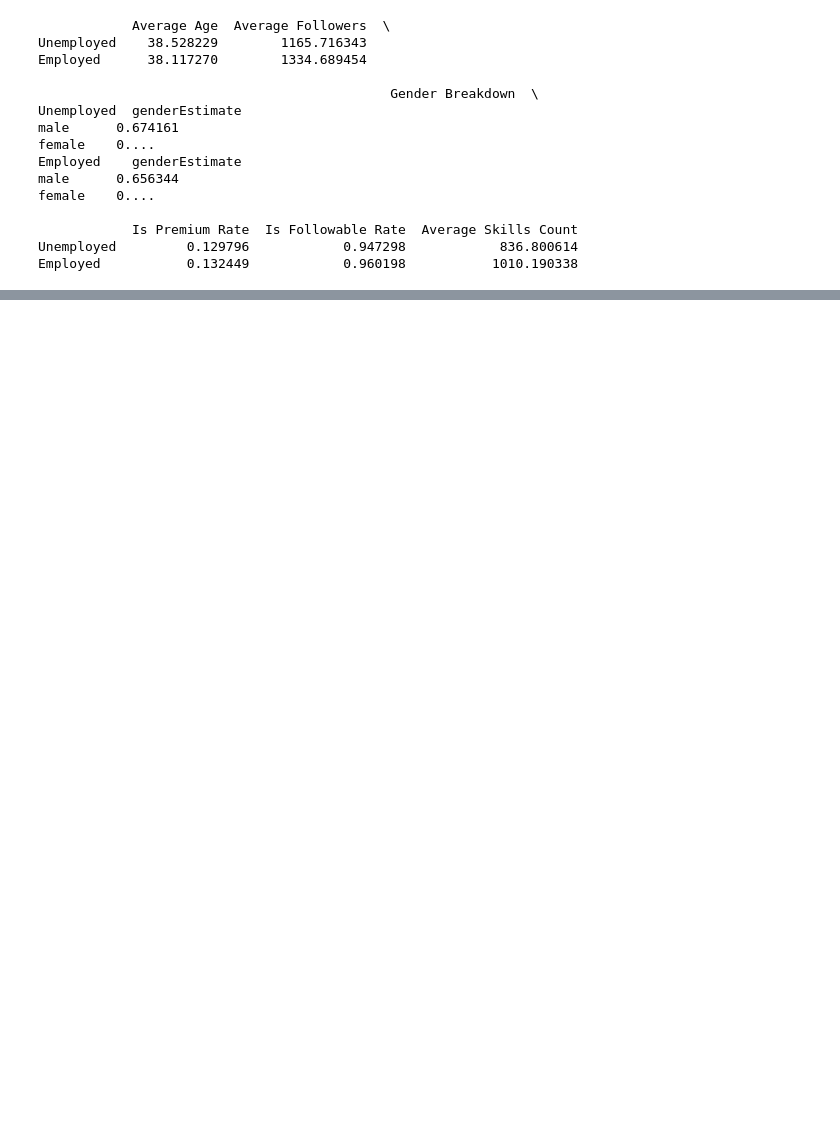
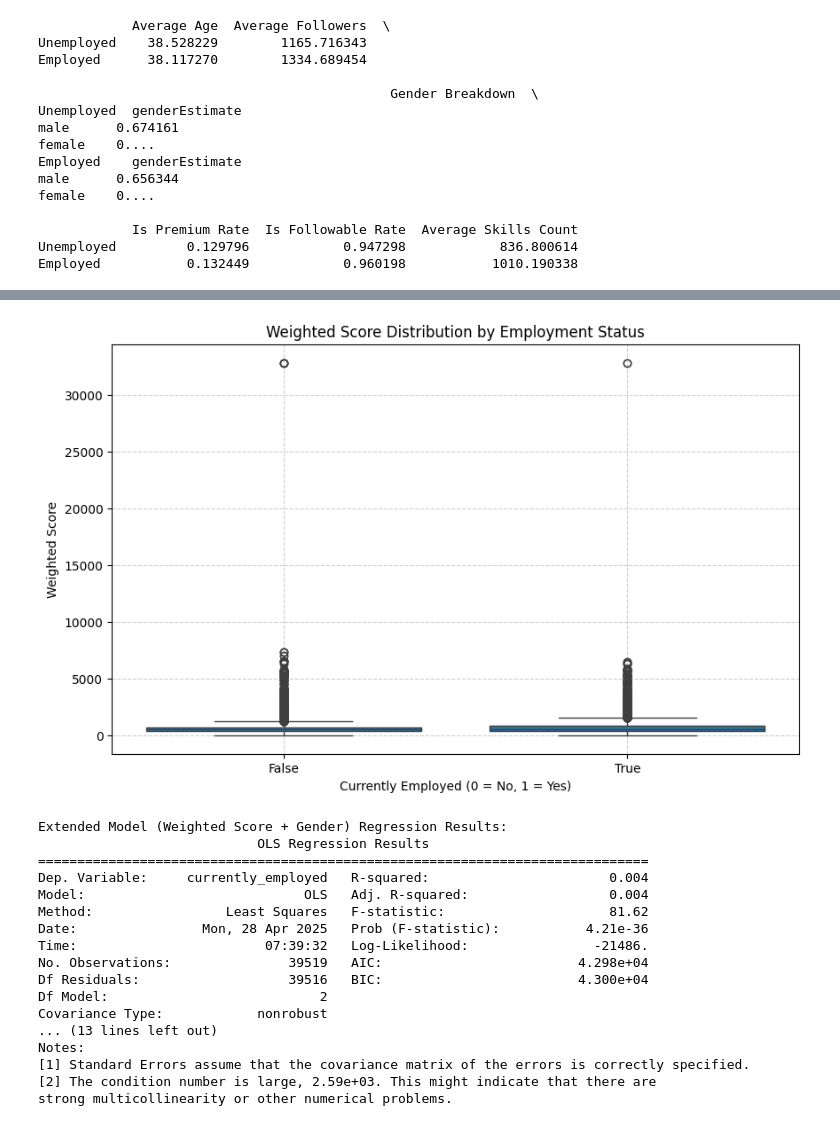
Before and after one commit to OnlyMaeko/Social-Computing-LinkedIn, a Jupyter notebook: main.ipynb, the cells around one changed output, grey strips where cells are left out. Cells and saved outputs as stored; diff of their text form; code cells hidden in the pictures; blank space fills up the shorter version.

```diff
--- a/main.ipynb
+++ b/main.ipynb
@@ -413,0 +263,46 @@ plt.show()
+# %%
+import seaborn as sns
+import matplotlib.pyplot as plt
+
+#Visualize weighted score vs employment status
+plt.figure(figsize=(10, 6))
+sns.boxplot(x='currently_employed', y='weighted_score', data=df_cleaned)
+plt.title('Weighted Score Distribution by Employment Status')
+plt.xlabel('Currently Employed (0 = No, 1 = Yes)')
+plt.ylabel('Weighted Score')
+plt.grid(True, linestyle='--', alpha=0.6)
+plt.show()
+
+
+df_cleaned['genderEncoded'] = df_cleaned['genderEstimate'].map({'male': 1, 'female': 0})
+
+
+df_cleaned['genderEncoded'] = df_cleaned['genderEncoded'].fillna(df_cleaned['genderEncoded'].median())
+
+X_extended = df_cleaned[['weighted_score', 'genderEncoded']]
+X_extended = sm.add_constant(X_extended)
+y_extended = df_cleaned['currently_employed']
+
+model_extended = sm.OLS(y_extended, X_extended).fit()
+
+print("\nExtended Model (Weighted Score + Gender) Regression Results:")
+print(model_extended.summary())
+# %% [output]
+[figure, added]
+Extended Model (Weighted Score + Gender) Regression Results:
+                            OLS Regression Results
+==============================================================================
+Dep. Variable:     currently_employed   R-squared:                       0.004
+Model:                            OLS   Adj. R-squared:                  0.004
+Method:                 Least Squares   F-statistic:                     81.62
+Date:                Mon, 28 Apr 2025   Prob (F-statistic):           4.21e-36
+Time:                        07:39:32   Log-Likelihood:                -21486.
+No. Observations:               39519   AIC:                         4.298e+04
+Df Residuals:                   39516   BIC:                         4.300e+04
+Df Model:                           2
+Covariance Type:            nonrobust
+... (13 lines left out)
+Notes:
+[1] Standard Errors assume that the covariance matrix of the errors is correctly specified.
+[2] The condition number is large, 2.59e+03. This might indicate that there are
+strong multicollinearity or other numerical problems.
```
Also changed, not shown: parts of 10 cells of this notebook.
